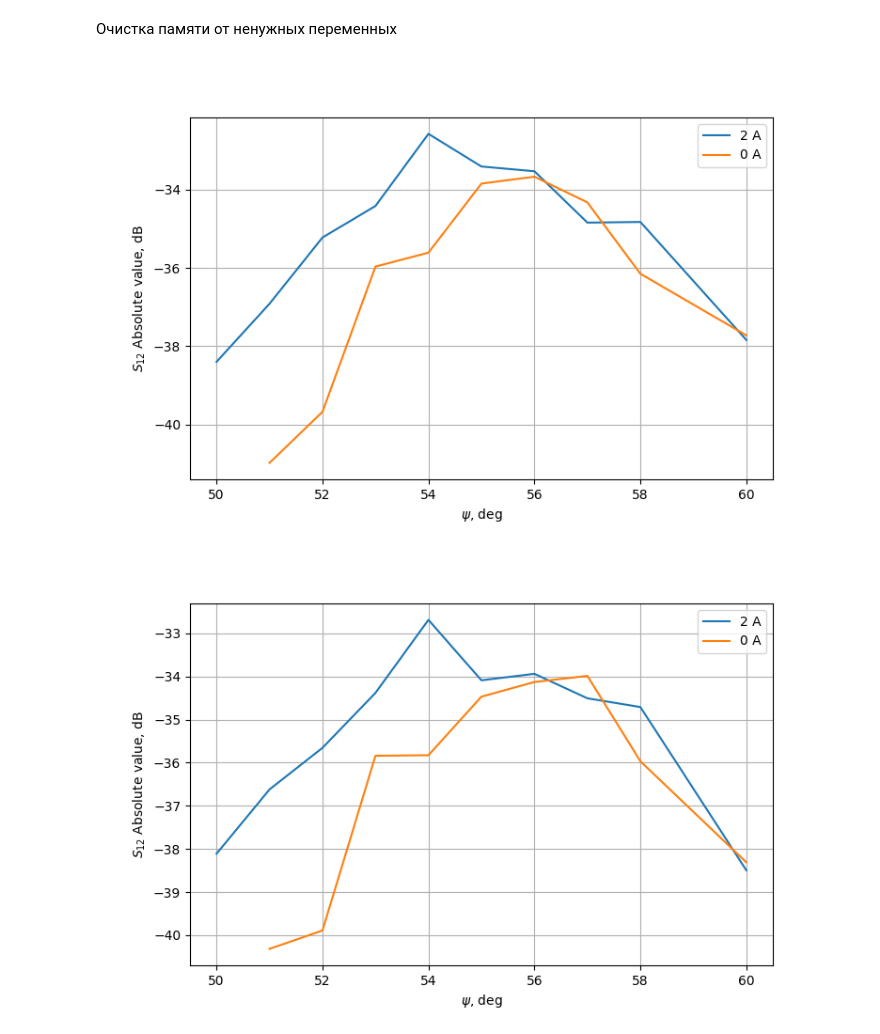
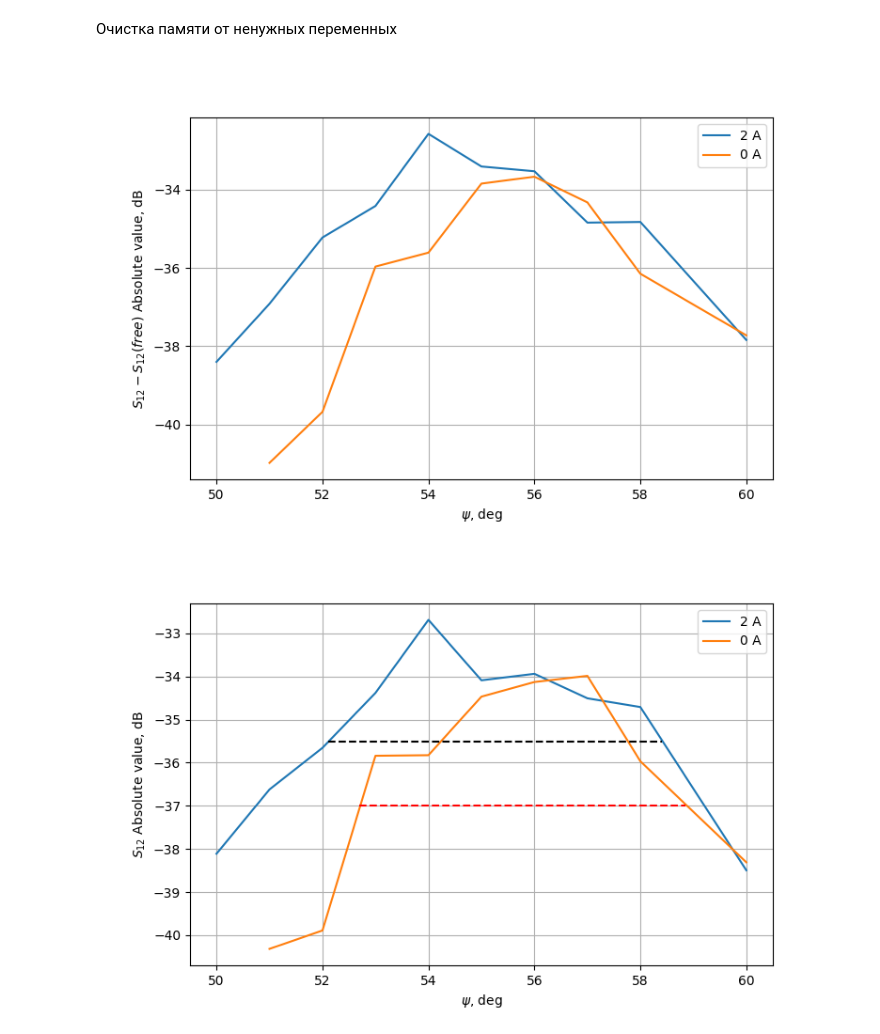
Before and after one commit to isvoropaev02/post_processing_RIS, a Jupyter notebook: 250923/scattering_pattern_SE.ipynb, the cells around one changed output. Saved outputs shown, nothing was run; the diff lists cells and outputs as text; code cells hidden in the pictures.

```diff
--- a/250923/scattering_pattern_SE.ipynb
+++ b/250923/scattering_pattern_SE.ipynb
@@ -84,26 +84,29 @@ ax_1 = fig1.add_subplot(111)
 ax_1.plot(data_2A['Angle'], 20*np.log10(data_2A['s12'].apply(abs)), label='2 A')
 ax_1.plot(data_0A['Angle'], 20*np.log10(data_0A['s12'].apply(abs)), label='0 A')
 ax_1.set_xlabel(r'$\psi$, deg')
-ax_1.set_ylabel(r'$S_{12}$ Absolute value, dB')
+ax_1.set_ylabel(r'$S_{12}-S_{12}(free)$ Absolute value, dB')
 ax_1.legend()
 ax_1.grid()
 
 plt.show()
 # %% [output]
-[figure, old version]
+[figure, new version]
 # %%
 free_0A = data_free['s12'].iloc[1:].reset_index()
 # %%
 fig2 = plt.figure(figsize=(8,5))
 
 ax_1 = fig2.add_subplot(111)
 ax_1.plot(data_2A['Angle'], 20*np.log10((data_2A['s12']-data_free['s12']).apply(abs)), label='2 A')
 ax_1.plot(data_0A['Angle'], 20*np.log10((data_0A['s12'] - free_0A['s12']).apply(abs)), label='0 A')
+ax_1.plot([52.7, 52.7+6.15], [-37, -37], color='r', linestyle='--')
+ax_1.plot([52.1, 58.4], [-35.5, -35.5], color='k', linestyle='--')
+#plt.arrow(x=52.7, y=-37, dx=6.15, dy=0, width=0.03, head_width=0.12, length_includes_head=True, shape='full', color='k')
 ax_1.set_xlabel(r'$\psi$, deg')
 ax_1.set_ylabel(r'$S_{12}$ Absolute value, dB')
 ax_1.legend()
 ax_1.grid()
 
 plt.show()
 # %% [output]
-[figure, old version]
+[figure, new version]
```
